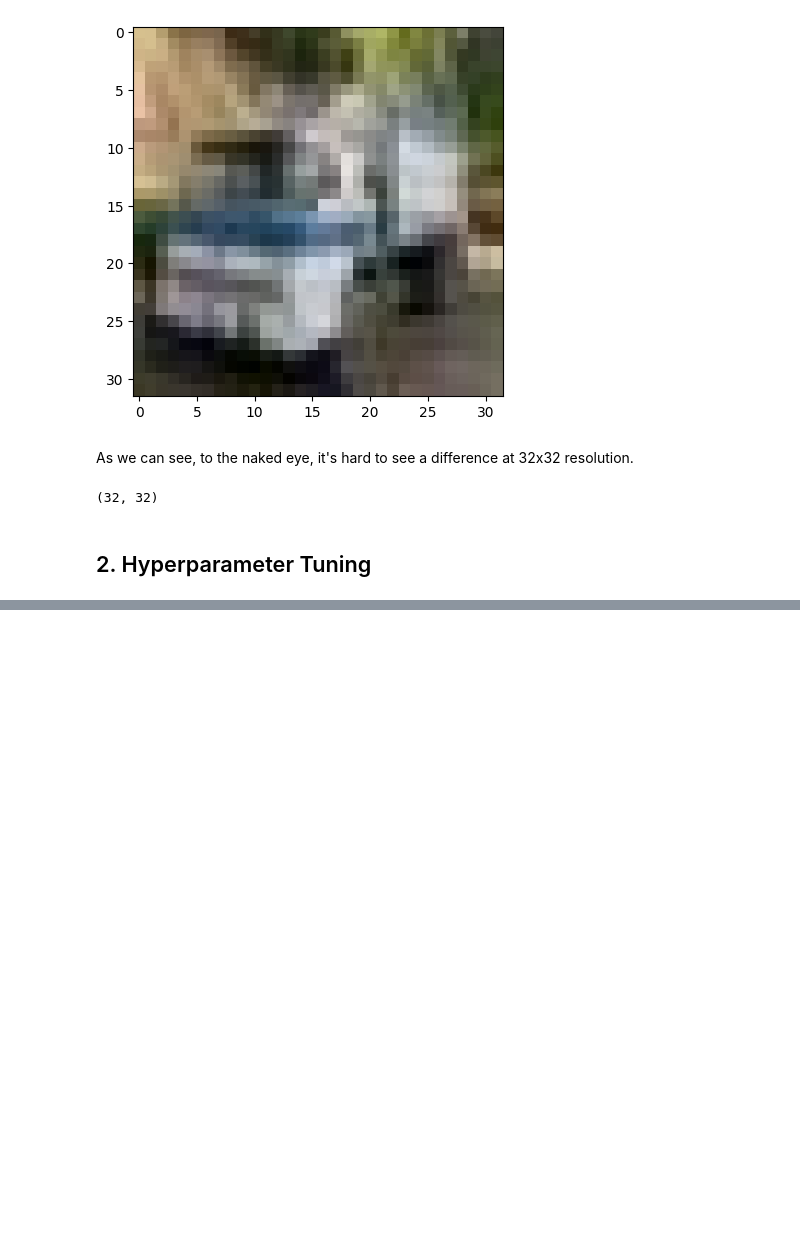
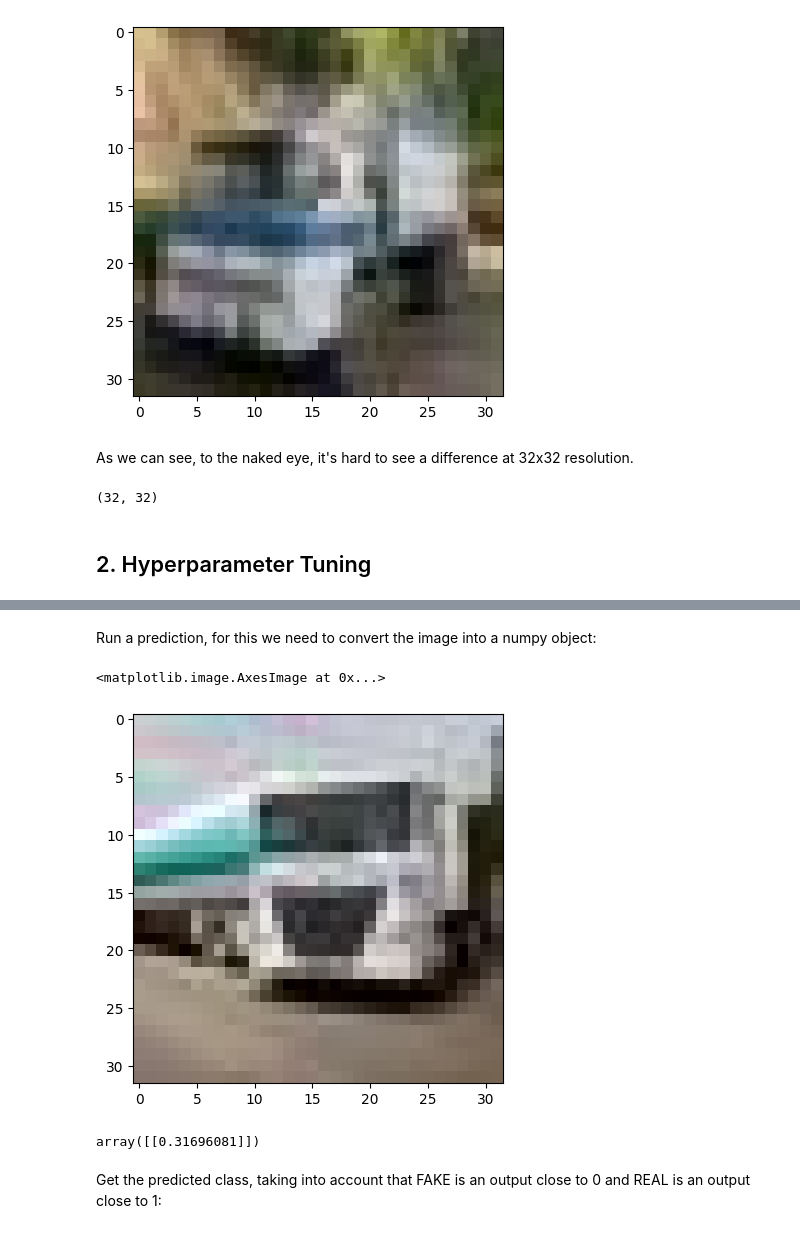
Before and after one commit to es2812/detecting_synthetic_images_aws_sagemaker, a Jupyter notebook: src/train_and_deploy.ipynb, the cells around one changed output, grey strips where cells are left out. Saved outputs shown, nothing was run; the diff lists cells and outputs as text; code cells hidden in the pictures; blank space fills up the shorter version.

```diff
--- a/src/train_and_deploy.ipynb
+++ b/src/train_and_deploy.ipynb
@@ -52,0 +481,10 @@ img.size
+# %% [markdown]
+Run a prediction, for this we need to convert the image into a numpy object:
+# %%
+path_to_img = "./cifake/test/FAKE/100 (10).jpg"
+img = Image.open(path_to_img)
+# %%
+plt.imshow(img)
+# %% [output]
+<matplotlib.image.AxesImage at 0x...>
+[figure, added]
@@ -52,0 +507,6 @@ img.size
+# %%
+predictions
+# %% [output]
+array([[0.31696081]])
+# %% [markdown]
+Get the predicted class, taking into account that FAKE is an output close to 0 and REAL is an output close to 1:
```
Also changed, not shown: parts of 48 cells of this notebook, 13 other files.
